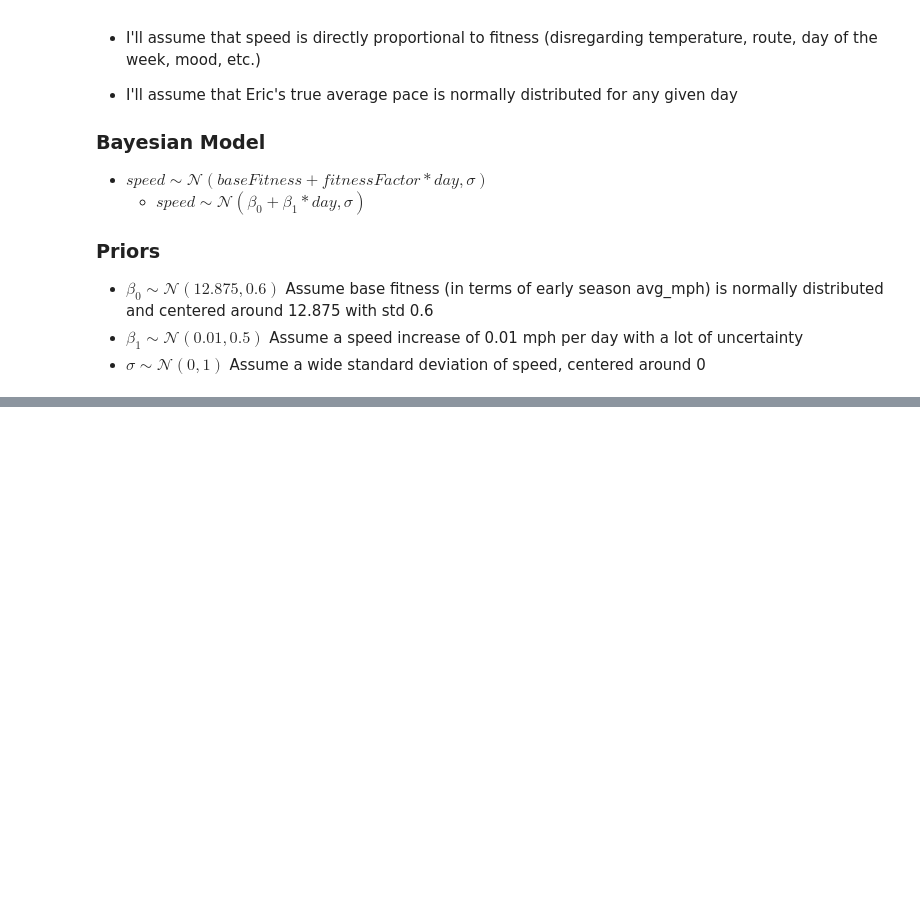
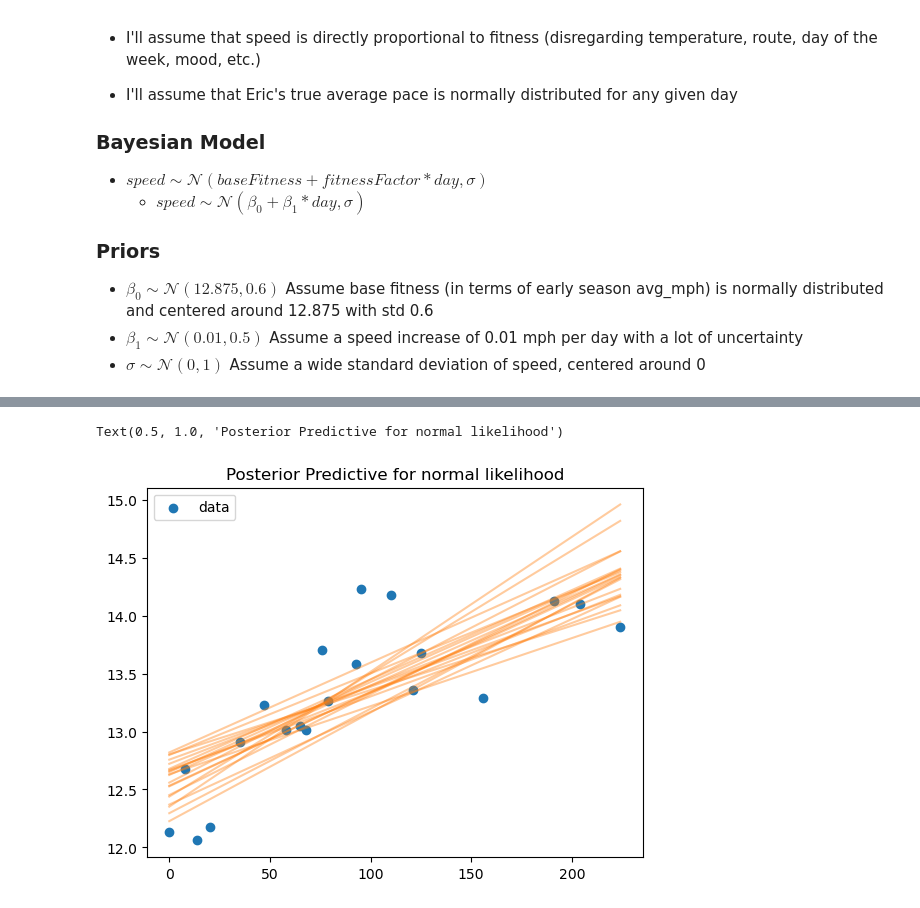
Before and after one commit to loganschmitt14/Brunner_DS_Task, a Jupyter notebook: biking.ipynb, the cells around one changed output, grey strips where cells are left out. Cells and saved outputs as stored; diff of their text form; code cells hidden in the pictures; blank space fills up the shorter version.

Commit message:
Added posterior predictions

```diff
--- a/biking.ipynb
+++ b/biking.ipynb
@@ -431,7 +432,7 @@ with pm.Model() as model:
     sigma = pm.Normal('sigma', mu = 0, sigma = 1) # Error term prior
 
     predicted_speed = beta_0 + beta_1 * X
-    likelihood = pm.Normal('likelihood', mu = predicted_speed, sigma = sigma, observed = y)
+    likelihood = pm.StudentT('likelihood', nu = 19, mu = predicted_speed, sigma = sigma, observed = y)
 
     num_draws = 2000
 
@@ -448,0 +449,12 @@ Sampling 4 chains for 1_000 tune and 2_000 draw iterations (4_000 + 8_000 draws
+# %%
+post = az.extract(trace, num_samples = 20)
+x_plot = xr.DataArray(np.linspace(X.min(), X.max(), 100), dims = 'plot_id')
+lines = post['beta_0'] + post['beta_1'] * x_plot
+
+plt.scatter(X, y, label = 'data')
+plt.plot(x_plot, lines.transpose(), alpha = 0.4, color = 'C1')
+plt.legend(loc = 0)
+plt.title('Posterior Predictive for normal likelihood')
+# %% [output]
+Text(0.5, 1.0, 'Posterior Predictive for normal likelihood')
+[figure, added]
```
Also changed, not shown: parts of 14 cells of this notebook.
